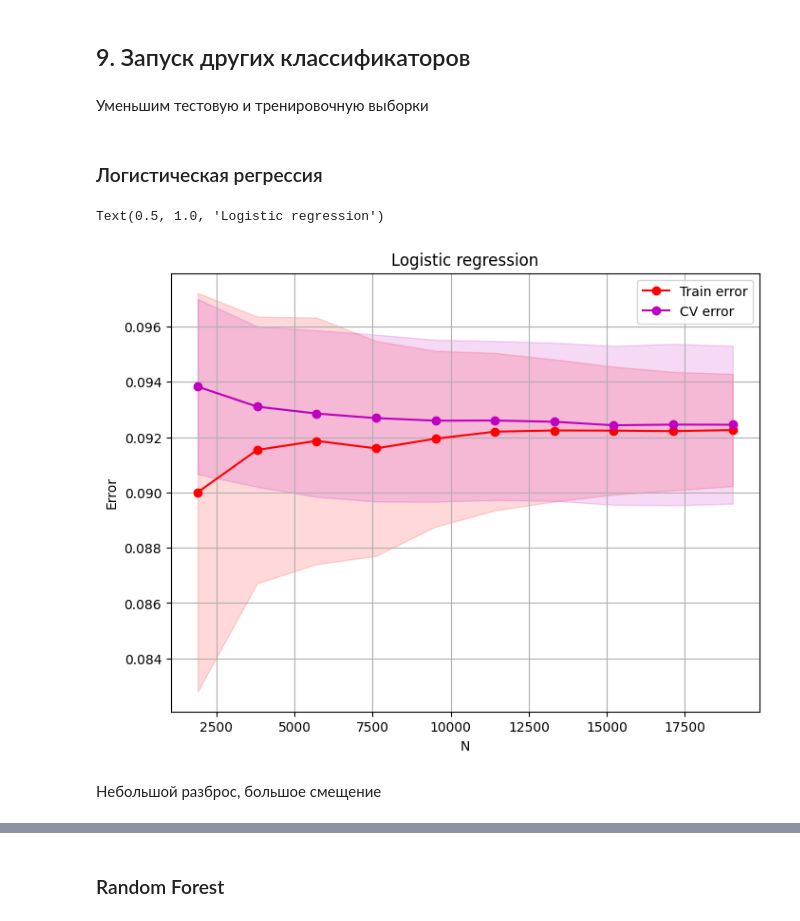
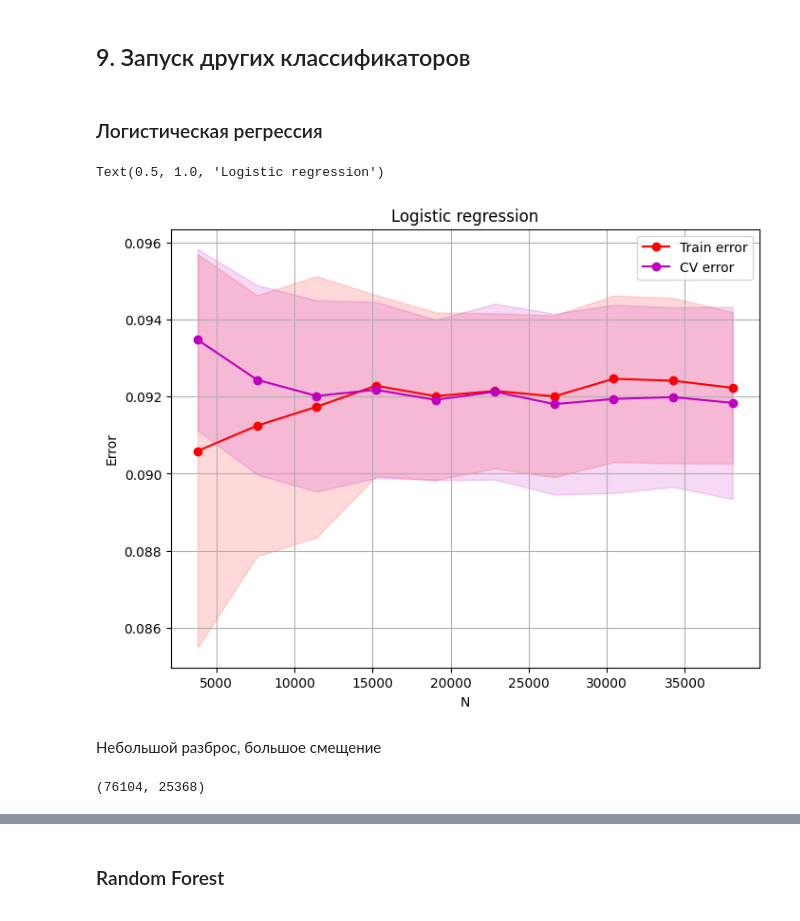
Before and after one commit to EvgenyPinezhanin/ML_2022, a Jupyter notebook: Statistical classification.ipynb, the cells around one changed output, grey strips where cells are left out. Cells and saved outputs as stored; diff of their text form; code cells hidden in the pictures.

```diff
--- a/Statistical classification.ipynb
+++ b/Statistical classification.ipynb
@@ -563,12 +563,10 @@ ConfusionMatrixDisplay.from_estimator(model, X_test, y_test, cmap=plt.cm.Blues)
 Большая часть ошибок, ошибки типа ${\rm FN}$ – false negative (для людей с заболеванием сердца предсказывает отсутствие болезни). Ничтожное число ${\rm TP}$ – true positive, истинно положительных примеров
 # %% [markdown]
 ## 9. Запуск других классификаторов
-# %% [markdown]
-Уменьшим тестовую и тренировочную выборки
 # %%
 from sklearn import model_selection
 
-cv = model_selection.ShuffleSplit(n_splits = 10, train_size = 0.075, test_size = 0.025, random_state = 0)
+cv = model_selection.ShuffleSplit(n_splits = 10, train_size = 0.15, test_size = 0.05, random_state = 0)
 # %%
 from sklearn.model_selection import learning_curve
 # %%
@@ -601,10 +599,19 @@ def draw_learning_curve(model, X = X, y = y, cv = cv,
 ### Логистическая регрессия
 # %%
 from sklearn.linear_model import LogisticRegression
-draw_learning_curve(LogisticRegression(max_iter = 800))
+draw_learning_curve(LogisticRegression(max_iter = 600))
 plt.title('Logistic regression')
 # %% [output]
 Text(0.5, 1.0, 'Logistic regression')
-[figure, old version]
+[figure, new version]
 # %% [markdown]
 Небольшой разброс, большое смещение
+# %%
+X_train, X_test, y_train, y_test = train_test_split(X, y, train_size = 0.75, test_size = 0.25, random_state = 42)
+
+N_train, _ = X_train.shape
+N_test,  _ = X_test.shape
+
+N_train, N_test
+# %% [output]
+(76104, 25368)
```
Also changed, not shown: parts of 36 cells of this notebook.
